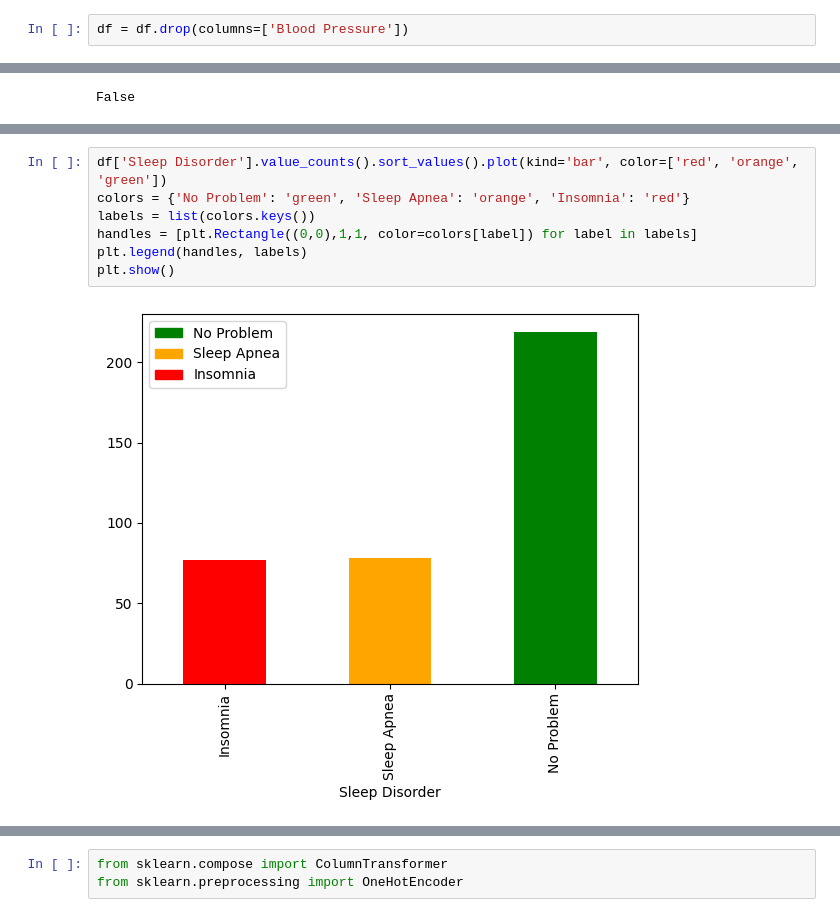
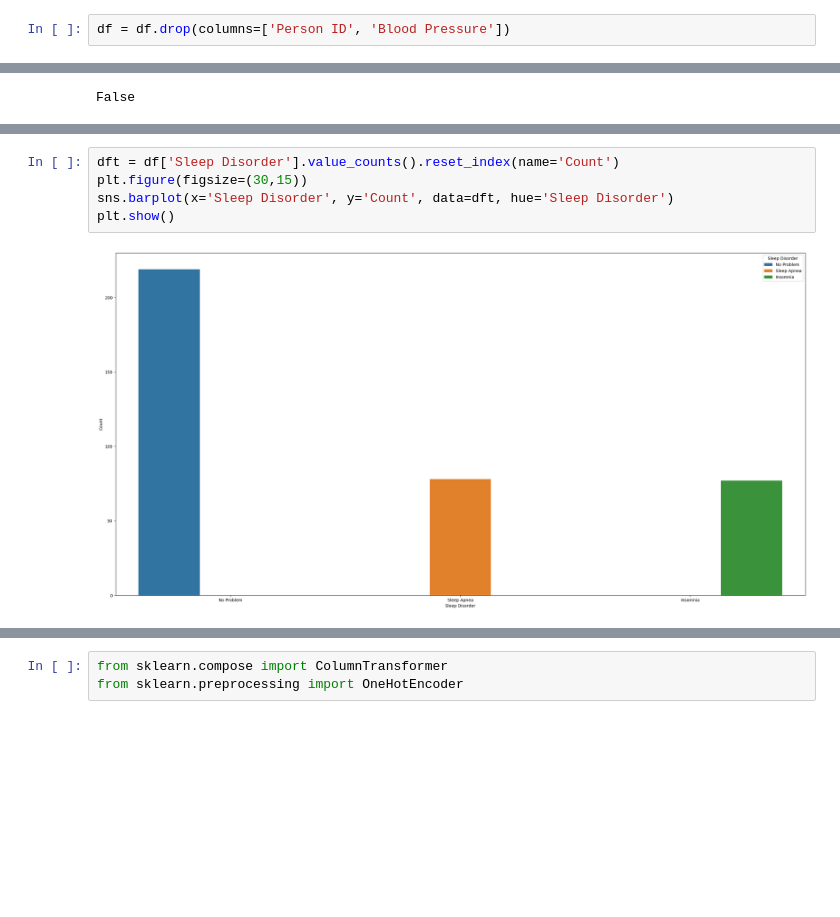
Before and after one commit to marcelo-soares-souza/Trabalho-PUC-MG, a Jupyter notebook: analysis.ipynb, the cells around one changed output, grey strips where cells are left out. Saved outputs shown, nothing was run; the diff lists cells and outputs as text; blank space fills up the shorter version.

Commit message:
Added new graphs using Seaborn to better illustrate

```diff
--- a/analysis.ipynb
+++ b/analysis.ipynb
@@ -42,7 +43,7 @@ df.iloc[:, :-1].isnull().values.any() # Verificando se Exist algum valor Null no
 # %% [output]
 False
 # %%
-df = df.drop(columns=['Blood Pressure'])
+df = df.drop(columns=['Person ID', 'Blood Pressure'])
 # %%
 df["Sleep Disorder"].fillna("No Problem", inplace = True)
 df.iloc[:, -1].isnull().values.any()
@@ -51,10 +59,8 @@ False
 # %%
-df['Sleep Disorder'].value_counts().sort_values().plot(kind='bar', color=['red', 'orange', 'green'])
-colors = {'No Problem': 'green', 'Sleep Apnea': 'orange', 'Insomnia': 'red'}
-labels = list(colors.keys())
-handles = [plt.Rectangle((0,0),1,1, color=colors[label]) for label in labels]
-plt.legend(handles, labels)
+dft = df['Sleep Disorder'].value_counts().reset_index(name='Count')
+plt.figure(figsize=(30,15))
+sns.barplot(x='Sleep Disorder', y='Count', data=dft, hue='Sleep Disorder')
 plt.show()
 # %% [output]
-[figure, old version]
+[figure, new version]
 # %%
```
Also changed, not shown: parts of 10 cells of this notebook.
